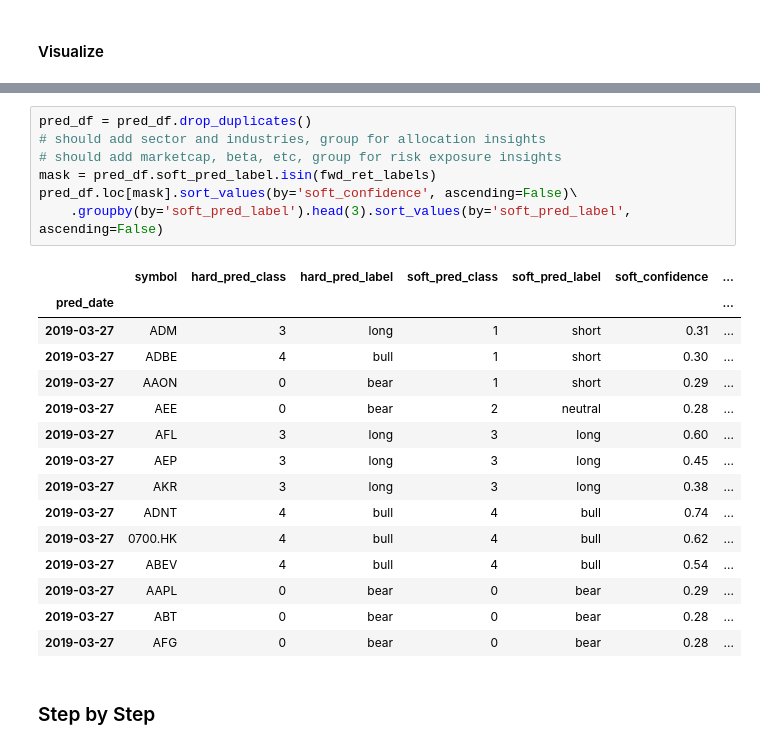
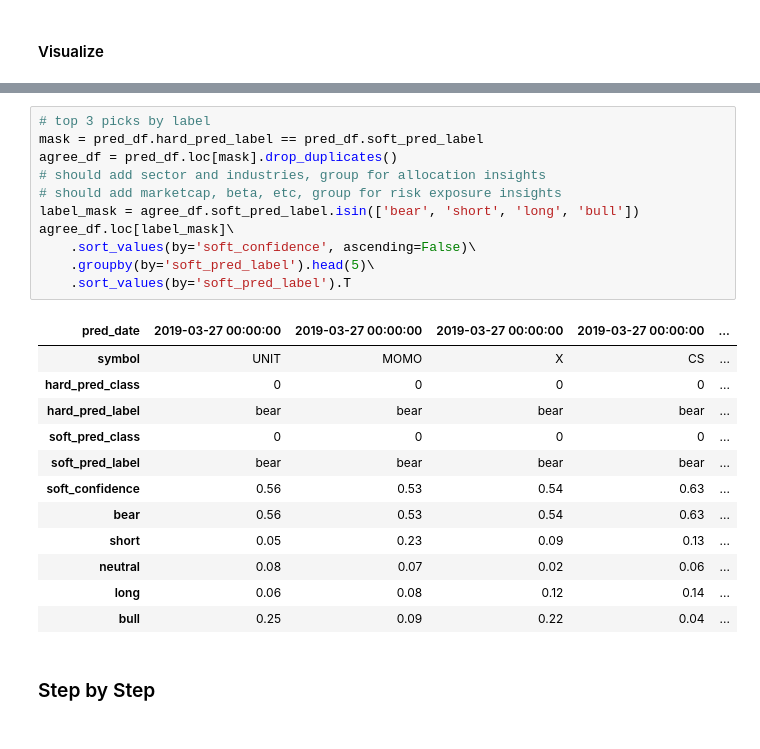
Before and after one commit to webclinic017/inception, a Jupyter notebook: notebooks/micro_ML.ipynb, the cells around one changed output, grey strips where cells are left out. Drawn from its saved outputs; the diff is of its cells as text.

```diff
--- a/notebooks/ds_co_price_mom_ML.ipynb
+++ b/notebooks/micro_ML.ipynb
@@ -463,27 +413,28 @@ short     1
 Name: soft_pred_label, dtype: int64
 # %%
-pred_df = pred_df.drop_duplicates()
+# top 3 picks by label
+mask = pred_df.hard_pred_label == pred_df.soft_pred_label
+agree_df = pred_df.loc[mask].drop_duplicates()
 # should add sector and industries, group for allocation insights
 # should add marketcap, beta, etc, group for risk exposure insights
-mask = pred_df.soft_pred_label.isin(fwd_ret_labels)
-pred_df.loc[mask].sort_values(by='soft_confidence', ascending=False)\
-    .groupby(by='soft_pred_label').head(3).sort_values(by='soft_pred_label', ascending=False)
+label_mask = agree_df.soft_pred_label.isin(['bear', 'short', 'long', 'bull'])
+agree_df.loc[label_mask]\
+    .sort_values(by='soft_confidence', ascending=False)\
+    .groupby(by='soft_pred_label').head(5)\
+    .sort_values(by='soft_pred_label').T
 # %% [output]
-|  | symbol | hard_pred_class | hard_pred_label | soft_pred_class | soft_pred_label | soft_confidence | ... |
-| pred_date |  |  |  |  |  |  | ... |
-| 2019-03-27 | ADM | 3 | long | 1 | short | 0.31 | ... |
-| 2019-03-27 | ADBE | 4 | bull | 1 | short | 0.30 | ... |
-| 2019-03-27 | AAON | 0 | bear | 1 | short | 0.29 | ... |
-| 2019-03-27 | AEE | 0 | bear | 2 | neutral | 0.28 | ... |
-| 2019-03-27 | AFL | 3 | long | 3 | long | 0.60 | ... |
-| 2019-03-27 | AEP | 3 | long | 3 | long | 0.45 | ... |
-| 2019-03-27 | AKR | 3 | long | 3 | long | 0.38 | ... |
-| 2019-03-27 | ADNT | 4 | bull | 4 | bull | 0.74 | ... |
-| 2019-03-27 | 0700.HK | 4 | bull | 4 | bull | 0.62 | ... |
-| 2019-03-27 | ABEV | 4 | bull | 4 | bull | 0.54 | ... |
-| 2019-03-27 | AAPL | 0 | bear | 0 | bear | 0.29 | ... |
-| 2019-03-27 | ABT | 0 | bear | 0 | bear | 0.28 | ... |
-| 2019-03-27 | AFG | 0 | bear | 0 | bear | 0.28 | ... |
+| pred_date | 2019-03-27 00:00:00 | 2019-03-27 00:00:00 | 2019-03-27 00:00:00 | 2019-03-27 00:00:00 | ... |
+| symbol | UNIT | MOMO | X | CS | ... |
+| hard_pred_class | 0 | 0 | 0 | 0 | ... |
+| hard_pred_label | bear | bear | bear | bear | ... |
+| soft_pred_class | 0 | 0 | 0 | 0 | ... |
+| soft_pred_label | bear | bear | bear | bear | ... |
+| soft_confidence | 0.56 | 0.53 | 0.54 | 0.63 | ... |
+| bear | 0.56 | 0.53 | 0.54 | 0.63 | ... |
+| short | 0.05 | 0.23 | 0.09 | 0.13 | ... |
+| neutral | 0.08 | 0.07 | 0.02 | 0.06 | ... |
+| long | 0.06 | 0.08 | 0.12 | 0.14 | ... |
+| bull | 0.25 | 0.09 | 0.22 | 0.04 | ... |
 # %% [markdown]
 ### Step by Step
 # %% [markdown]
```
Also changed, not shown: parts of 12 cells of this notebook, 2 other files.
